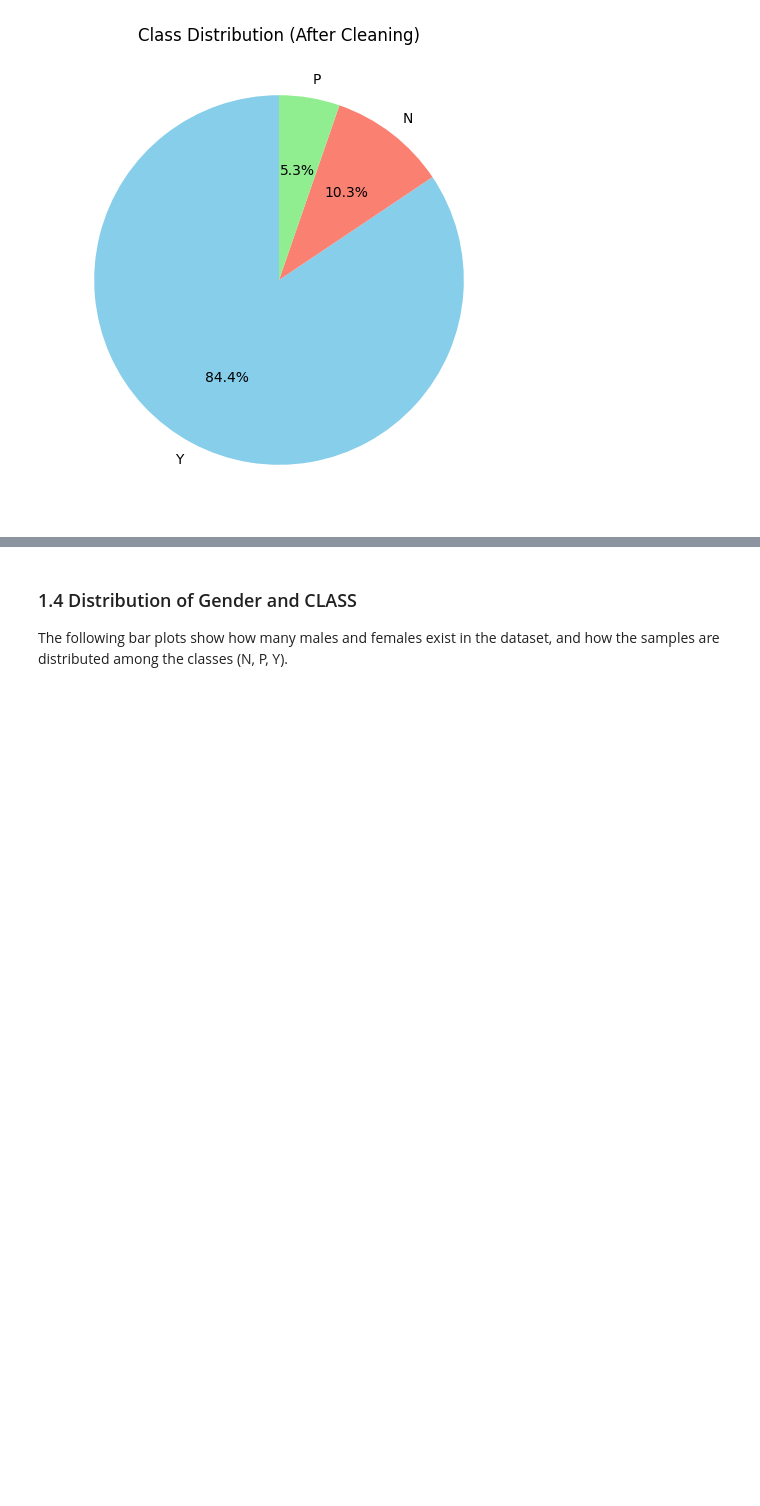
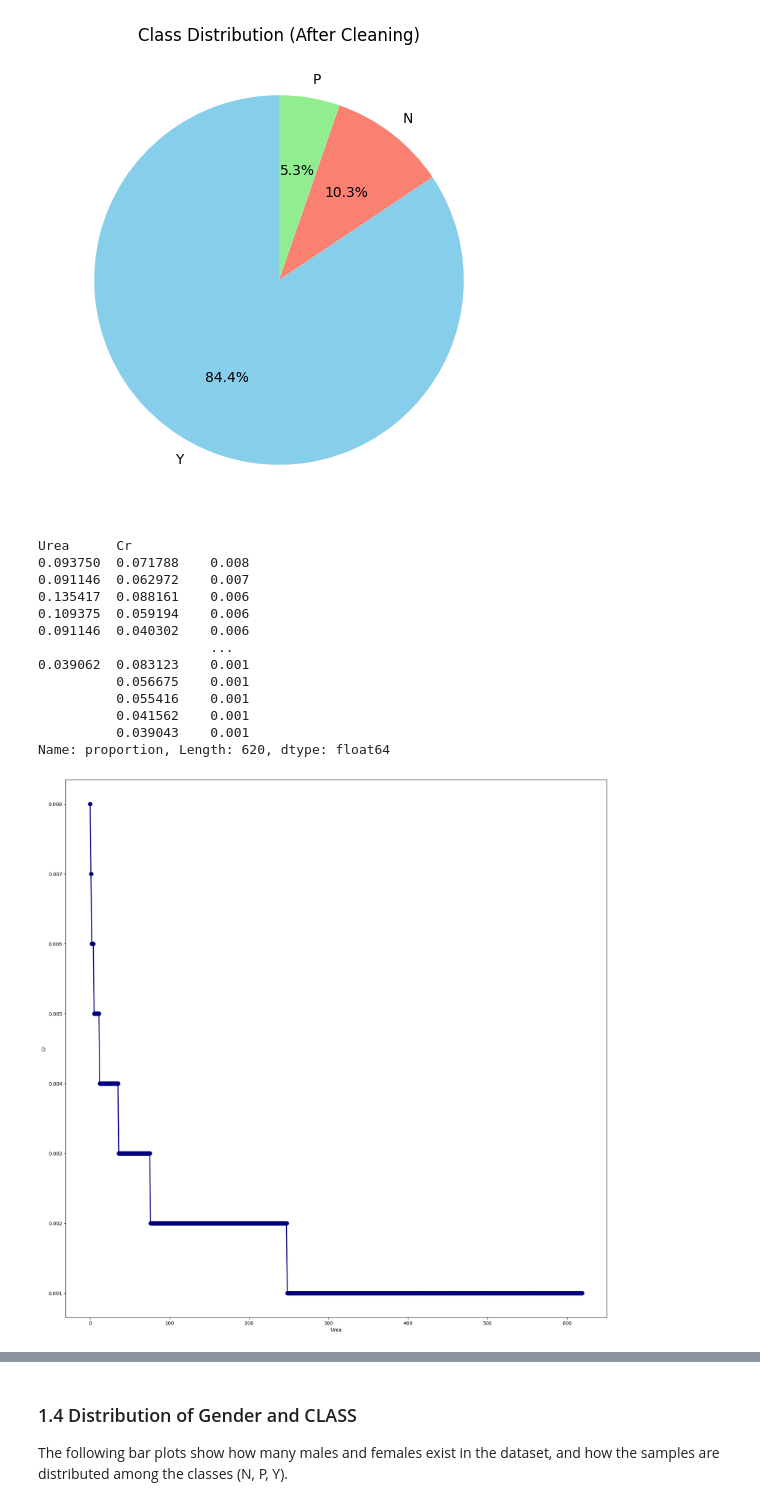
Before and after one commit to yaraaldos/Diabetes-risk-prediction, a Jupyter notebook: Phase2.ipynb, the cells around one changed output, grey strips where cells are left out. Saved outputs shown, nothing was run; the diff lists cells and outputs as text; code cells hidden in the pictures; blank space fills up the shorter version.

```diff
--- a/Phase2.ipynb
+++ b/Phase2.ipynb
@@ -206,3 +206,28 @@ plt.show()
 # %% [output]
 [figure]
 [figure]
+# %%
+data3 = df_copy[['Urea', 'Cr']].value_counts(normalize=True)
+print(data3)
+x = range(len(data3))
+y= data3.values
+plt.figure(figsize=(20,20))
+plt.plot(x,y, color='#000080', marker='o', linestyle='-', linewidth=2, markersize=8, label='Pink Line')
+plt.xlabel('Urea')
+plt.ylabel('Cr')
+plt.show()
+# %% [output]
+Urea      Cr
+0.093750  0.071788    0.008
+0.091146  0.062972    0.007
+0.135417  0.088161    0.006
+0.109375  0.059194    0.006
+0.091146  0.040302    0.006
+                      ...
+0.039062  0.083123    0.001
+          0.056675    0.001
+          0.055416    0.001
+          0.041562    0.001
+          0.039043    0.001
+Name: proportion, Length: 620, dtype: float64
+[figure, added]
```
Also changed, not shown: parts of 4 cells of this notebook.
